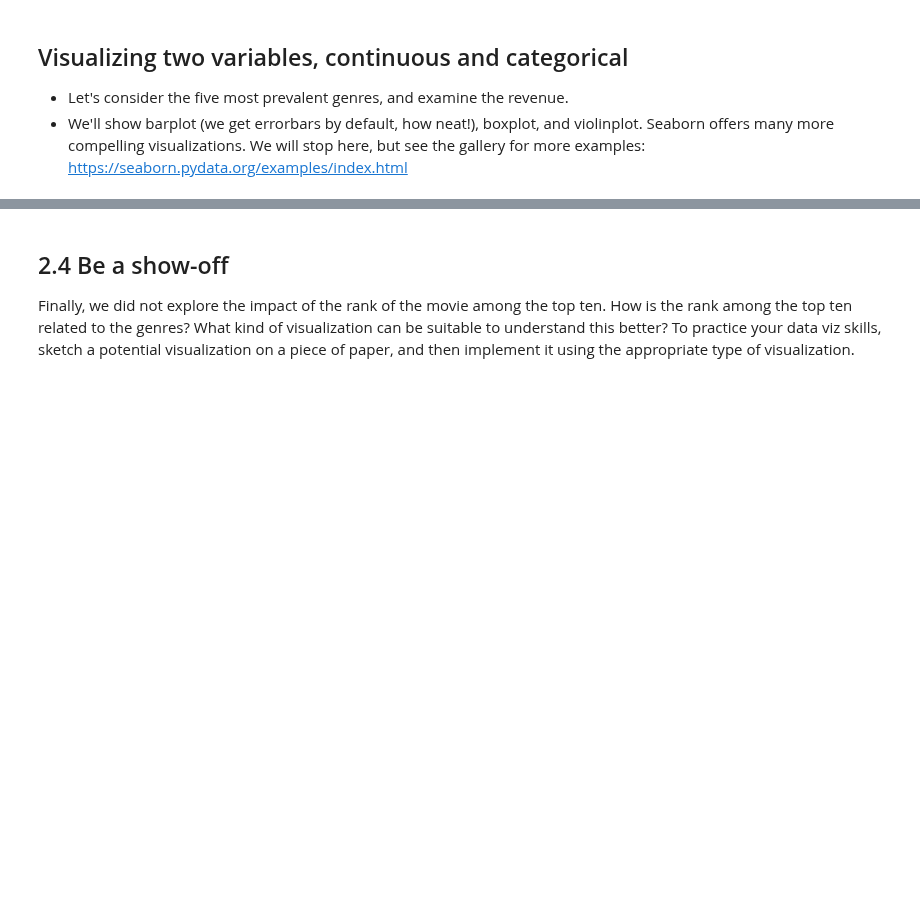
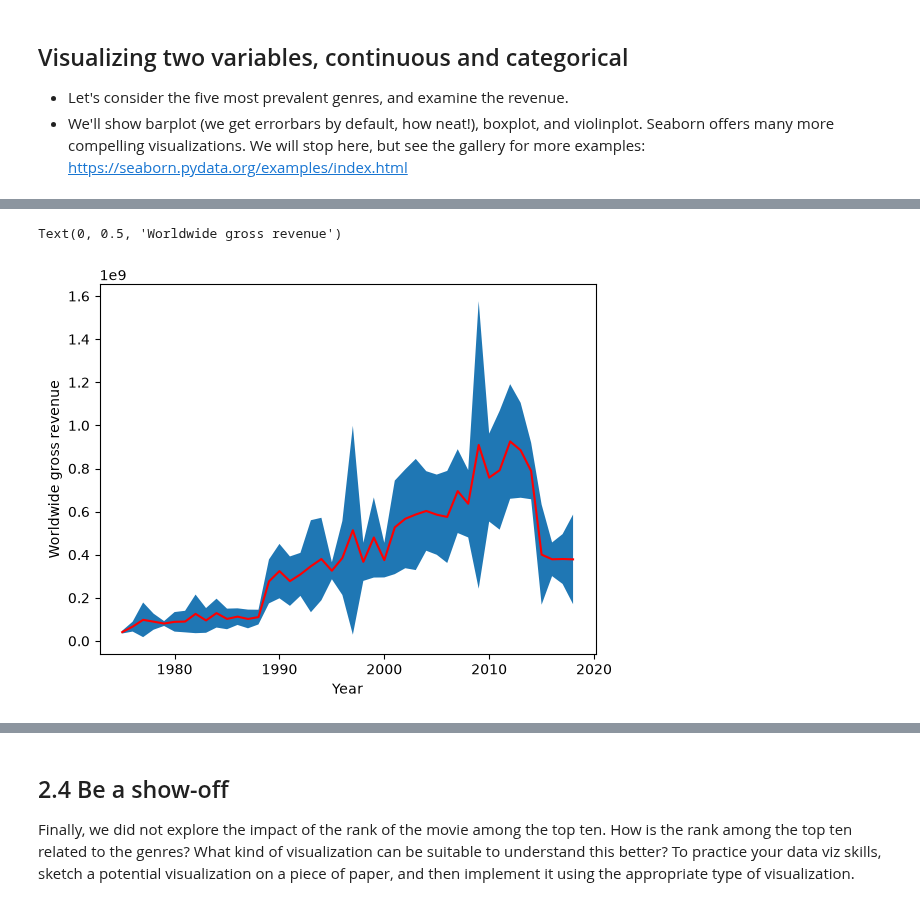
Before and after one commit to dimitripelgrin/ADA2026, a Jupyter notebook: Exercises/02 - Data viz and data from the web/Becoming a DataVizard exercise.ipynb, the cells around one changed output, grey strips where cells are left out. Cells and saved outputs as stored; diff of their text form; code cells hidden in the pictures; blank space fills up the shorter version.

```diff
--- a/Exercises/02 - Data viz and data from the web/Becoming a DataVizard exercise.ipynb
+++ b/Exercises/02 - Data viz and data from the web/Becoming a DataVizard exercise.ipynb
@@ -191,3 +207,14 @@ In the next three excercises, you are provided with descriptions and rough sketc
+# %%
+# Write your code to make filled plot here
+plt.fill_between(x=stats_by_year.index,
+                 y1=stats_by_year.gross_mean - stats_by_year.gross_std,
+                 y2=stats_by_year.gross_mean + stats_by_year.gross_std)
+plt.plot(stats_by_year.gross_mean,color="red")
+plt.xlabel('Year')
+plt.ylabel('Worldwide gross revenue')
+# %% [output]
+Text(0, 0.5, 'Worldwide gross revenue')
+[figure, added]
 # %% [markdown]
 ## 2.2 Creating panels
 
```
Also changed, not shown: parts of 22 cells of this notebook.
